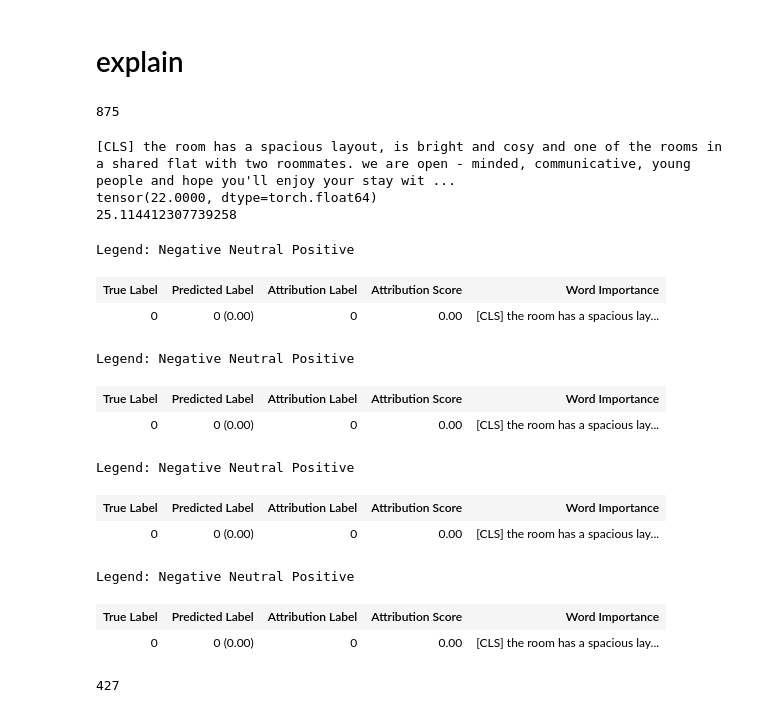
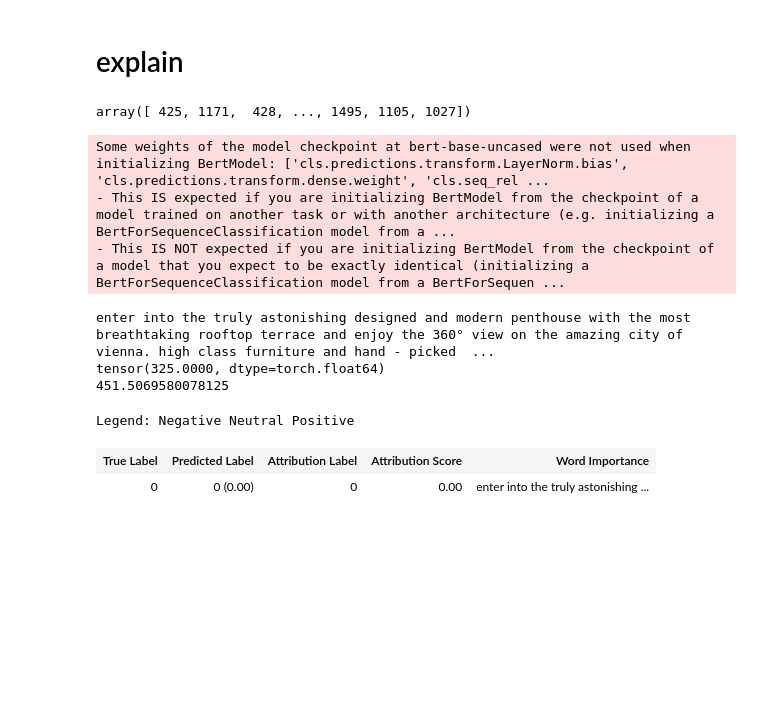
Before and after one commit to dernameistegal/airbnb_price, a Jupyter notebook: model_descriptions.ipynb, the cells around one changed output. Drawn from its saved outputs; the diff is of its cells as text; code cells hidden in the pictures; blank space fills up the shorter version.

```diff
--- a/model_descriptions.ipynb
+++ b/model_descriptions.ipynb
@@ -280,7 +280,3 @@ path = "/content/drive/MyDrive/Colab/airbnb/data/embeddings/descriptions.pickle"
 df.to_pickle(path)
 # %% [markdown]
 # explain
-# %%
-len(text)
-# %% [output]
-875
@@ -287,28 +299,34 @@ len(text)
+# %%
+np.argsort(ypreds[:,0])
+# %% [output]
+array([ 425, 1171,  428, ..., 1495, 1105, 1027])
+# %%
+# load model
+sys.path.append("/content/airbnb_price/models")
+from language_model import LanguageBertNet
+model = LanguageBertNet(fine_tune=False, with_attention_masks=True)
+path = "/content/drive/MyDrive/Colab/airbnb/data/logs/description/best/checkpoints/checkpoint.pt"
+model.load_state_dict(torch.load(path))
+model = model.to(device)
+# %% [output]
+Some weights of the model checkpoint at bert-base-uncased were not used when initializing BertModel: ['cls.predictions.transform.LayerNorm.bias', 'cls.predictions.transform.dense.weight', 'cls.seq_rel ...
+- This IS expected if you are initializing BertModel from the checkpoint of a model trained on another task or with another architecture (e.g. initializing a BertForSequenceClassification model from a ...
+- This IS NOT expected if you are initializing BertModel from the checkpoint of a model that you expect to be exactly identical (initializing a BertForSequenceClassification model from a BertForSequen ...
 # %%
-input_ids, price, mask = valset[1000]
+input_ids, price, mask = valset[1105]
 text = tokenizer.decode(input_ids[mask.bool()])
+text = text[6:-6]
 print(text)
 print(np.exp(price))
 import explainability_utils as explain
+text = text[0:512]
 attention = explain.pipeline(text, model, device)
 attention = attention[0:4]
-text = text[0:512]
-explain.visualize_attention(text, attention)
-len(text)
+explain.visualize_attention(text, attention, offset=0.2)
 # %% [output]
-[CLS] the room has a spacious layout, is bright and cosy and one of the rooms in a shared flat with two roommates. we are open - minded, communicative, young people and hope you'll enjoy your stay wit ...
-tensor(22.0000, dtype=torch.float64)
-25.114412307739258
+enter into the truly astonishing designed and modern penthouse with the most breathtaking rooftop terrace and enjoy the 360° view on the amazing city of vienna. high class furniture and hand - picked  ...
+tensor(325.0000, dtype=torch.float64)
+451.5069580078125
 Legend: Negative Neutral Positive
 | True Label | Predicted Label | Attribution Label | Attribution Score | Word Importance |
-| 0 | 0 (0.00) | 0 | 0.00 | [CLS] the room has a spacious lay... |
+| 0 | 0 (0.00) | 0 | 0.00 | enter into the truly astonishing ... |
-Legend: Negative Neutral Positive
-| True Label | Predicted Label | Attribution Label | Attribution Score | Word Importance |
-| 0 | 0 (0.00) | 0 | 0.00 | [CLS] the room has a spacious lay... |
-Legend: Negative Neutral Positive
-| True Label | Predicted Label | Attribution Label | Attribution Score | Word Importance |
-| 0 | 0 (0.00) | 0 | 0.00 | [CLS] the room has a spacious lay... |
-Legend: Negative Neutral Positive
-| True Label | Predicted Label | Attribution Label | Attribution Score | Word Importance |
-| 0 | 0 (0.00) | 0 | 0.00 | [CLS] the room has a spacious lay... |
-427
```
Also changed, not shown: parts of 2 cells of this notebook.
